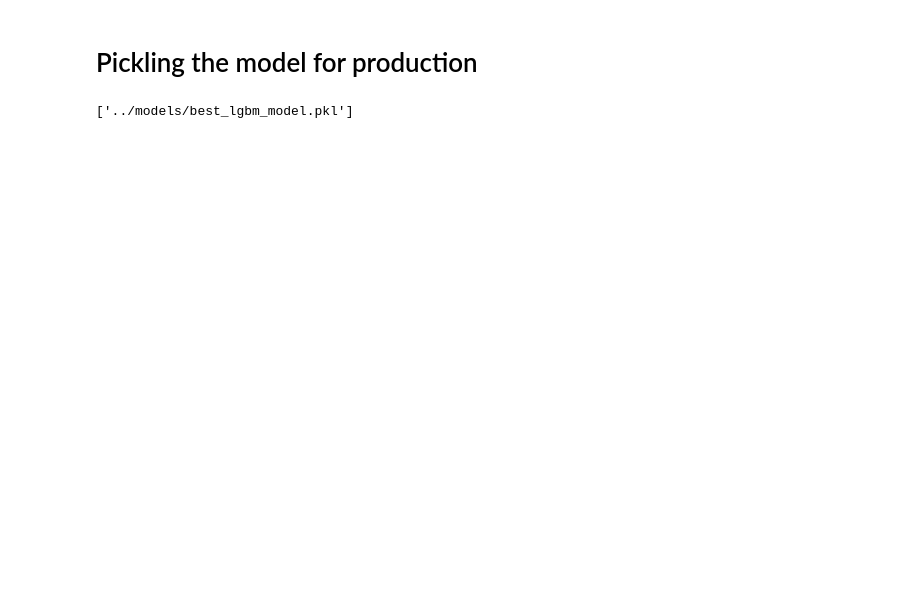
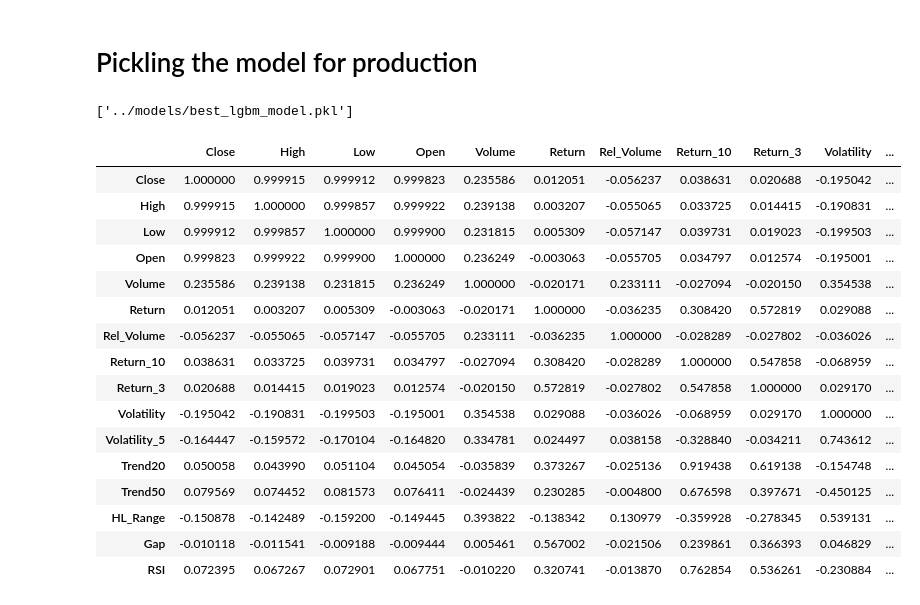
Before and after one commit to Rajhans-123/stock-price, a Jupyter notebook: src/model.ipynb, the cells around one changed output. Drawn from its saved outputs; the diff is of its cells as text; code cells hidden in the pictures; blank space fills up the shorter version.

```diff
--- a/src/model.ipynb
+++ b/src/model.ipynb
@@ -42,6 +42,10 @@ data['Trend20'] = (data['Close'] - data['MA20']) / data['MA20']
 data['Trend50'] = (data['Close'] - data['MA50']) / data['MA50']
 data['HL_Range'] = (data['High'] - data['Low']) / data['Close']
 data['Gap'] = (data['Open'] - data['Close'].shift(1)) / data['Close'].shift(1)
+data['Open'] = np.log(data['Open'])
+data['High'] = np.log(data['High'])
+data['Low'] = np.log(data['Low'])
+data['Close'] = np.log(data['Close'])
 
 # Calculate RSI
 delta = data['Close'].diff()
@@ -224,3 +228,23 @@ joblib.dump(search.best_params_, '../models/best_lgbm_params.json')
 joblib.dump(best_model, '../models/best_lgbm_model.pkl')
 # %% [output]
 ['../models/best_lgbm_model.pkl']
+# %%
+data.corr()
+# %% [output]
+|  | Close | High | Low | Open | Volume | Return | Rel_Volume | Return_10 | Return_3 | Volatility | ... |
+| Close | 1.000000 | 0.999915 | 0.999912 | 0.999823 | 0.235586 | 0.012051 | -0.056237 | 0.038631 | 0.020688 | -0.195042 | ... |
+| High | 0.999915 | 1.000000 | 0.999857 | 0.999922 | 0.239138 | 0.003207 | -0.055065 | 0.033725 | 0.014415 | -0.190831 | ... |
+| Low | 0.999912 | 0.999857 | 1.000000 | 0.999900 | 0.231815 | 0.005309 | -0.057147 | 0.039731 | 0.019023 | -0.199503 | ... |
+| Open | 0.999823 | 0.999922 | 0.999900 | 1.000000 | 0.236249 | -0.003063 | -0.055705 | 0.034797 | 0.012574 | -0.195001 | ... |
+| Volume | 0.235586 | 0.239138 | 0.231815 | 0.236249 | 1.000000 | -0.020171 | 0.233111 | -0.027094 | -0.020150 | 0.354538 | ... |
+| Return | 0.012051 | 0.003207 | 0.005309 | -0.003063 | -0.020171 | 1.000000 | -0.036235 | 0.308420 | 0.572819 | 0.029088 | ... |
+| Rel_Volume | -0.056237 | -0.055065 | -0.057147 | -0.055705 | 0.233111 | -0.036235 | 1.000000 | -0.028289 | -0.027802 | -0.036026 | ... |
+| Return_10 | 0.038631 | 0.033725 | 0.039731 | 0.034797 | -0.027094 | 0.308420 | -0.028289 | 1.000000 | 0.547858 | -0.068959 | ... |
+| Return_3 | 0.020688 | 0.014415 | 0.019023 | 0.012574 | -0.020150 | 0.572819 | -0.027802 | 0.547858 | 1.000000 | 0.029170 | ... |
+| Volatility | -0.195042 | -0.190831 | -0.199503 | -0.195001 | 0.354538 | 0.029088 | -0.036026 | -0.068959 | 0.029170 | 1.000000 | ... |
+| Volatility_5 | -0.164447 | -0.159572 | -0.170104 | -0.164820 | 0.334781 | 0.024497 | 0.038158 | -0.328840 | -0.034211 | 0.743612 | ... |
+| Trend20 | 0.050058 | 0.043990 | 0.051104 | 0.045054 | -0.035839 | 0.373267 | -0.025136 | 0.919438 | 0.619138 | -0.154748 | ... |
+| Trend50 | 0.079569 | 0.074452 | 0.081573 | 0.076411 | -0.024439 | 0.230285 | -0.004800 | 0.676598 | 0.397671 | -0.450125 | ... |
+| HL_Range | -0.150878 | -0.142489 | -0.159200 | -0.149445 | 0.393822 | -0.138342 | 0.130979 | -0.359928 | -0.278345 | 0.539131 | ... |
+| Gap | -0.010118 | -0.011541 | -0.009188 | -0.009444 | 0.005461 | 0.567002 | -0.021506 | 0.239861 | 0.366393 | 0.046829 | ... |
+| RSI | 0.072395 | 0.067267 | 0.072901 | 0.067751 | -0.010220 | 0.320741 | -0.013870 | 0.762854 | 0.536261 | -0.230884 | ... |
```
Also changed, not shown: parts of 3 cells of this notebook, 8 other files.
